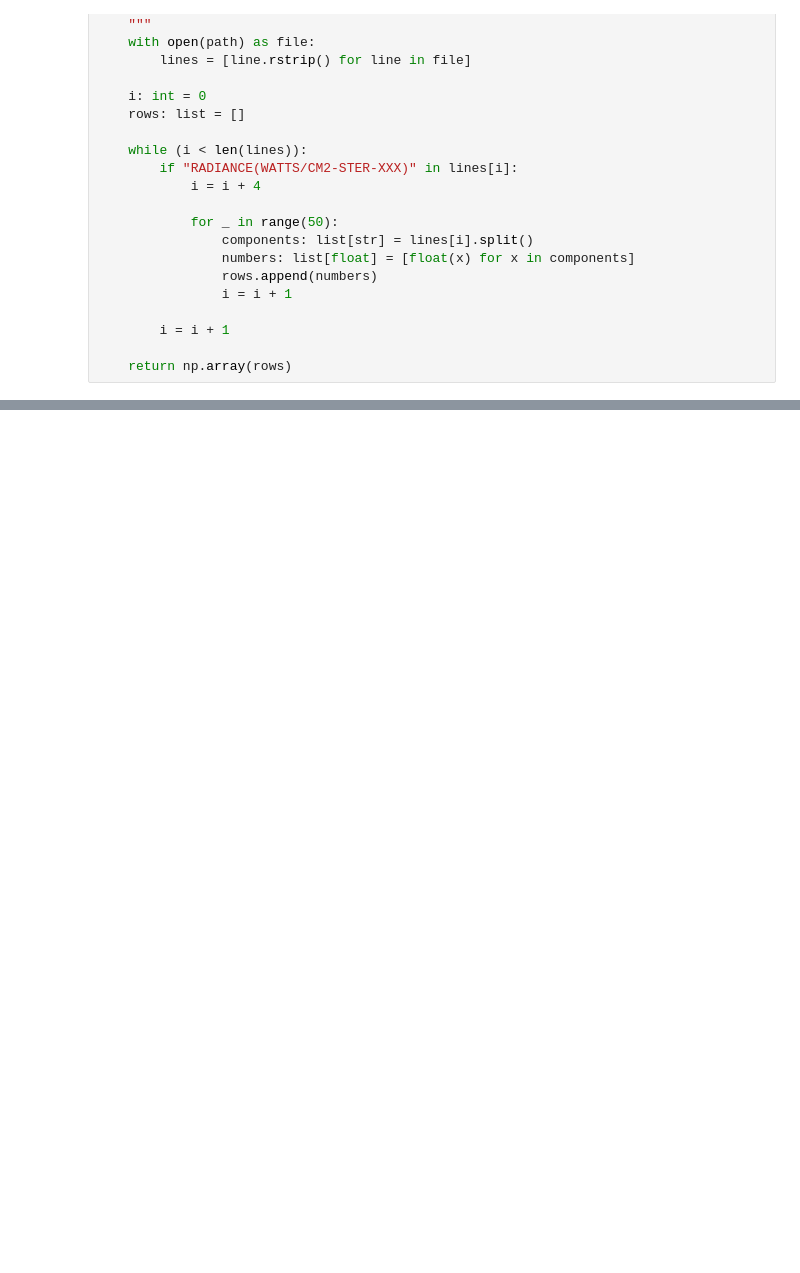
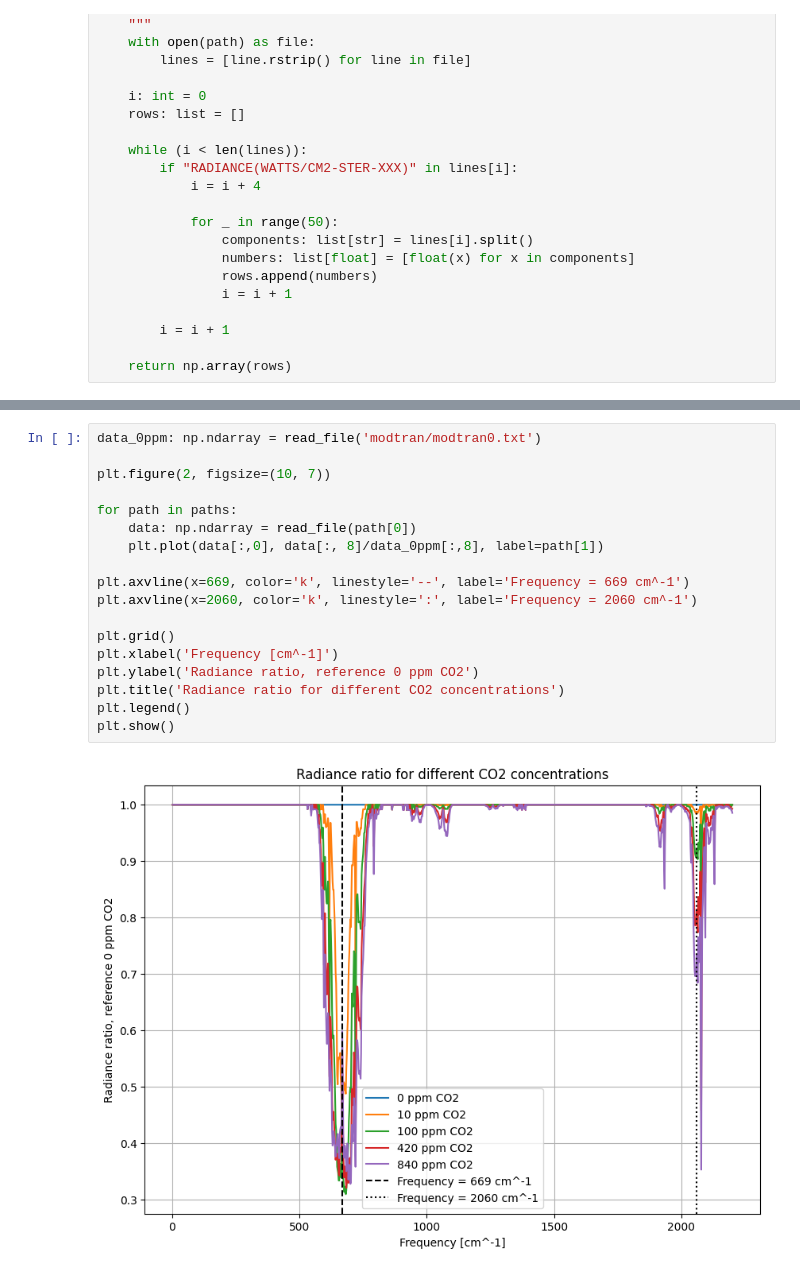
Before and after one commit to SkaugJr/FY3201-AtmFys, a Jupyter notebook: Miniprosjekt2/Miniprosjekt2-2.ipynb, the cells around one changed output, grey strips where cells are left out. Saved outputs shown, nothing was run; the diff lists cells and outputs as text; blank space fills up the shorter version.

```diff
--- a/Miniprosjekt2/Miniprosjekt2-2.ipynb
+++ b/Miniprosjekt2/Miniprosjekt2-2.ipynb
@@ -62,0 +66,20 @@ plt.show()
+# %%
+data_0ppm: np.ndarray = read_file('modtran/modtran0.txt')
+
+plt.figure(2, figsize=(10, 7))
+
+for path in paths:
+    data: np.ndarray = read_file(path[0])
+    plt.plot(data[:,0], data[:, 8]/data_0ppm[:,8], label=path[1])
+
+plt.axvline(x=669, color='k', linestyle='--', label='Frequency = 669 cm^-1')
+plt.axvline(x=2060, color='k', linestyle=':', label='Frequency = 2060 cm^-1')
+
+plt.grid()
+plt.xlabel('Frequency [cm^-1]')
+plt.ylabel('Radiance ratio, reference 0 ppm CO2')
+plt.title('Radiance ratio for different CO2 concentrations')
+plt.legend()
+plt.show()
+# %% [output]
+[figure, added]
```
Also changed, not shown: parts of 1 cell of this notebook.
